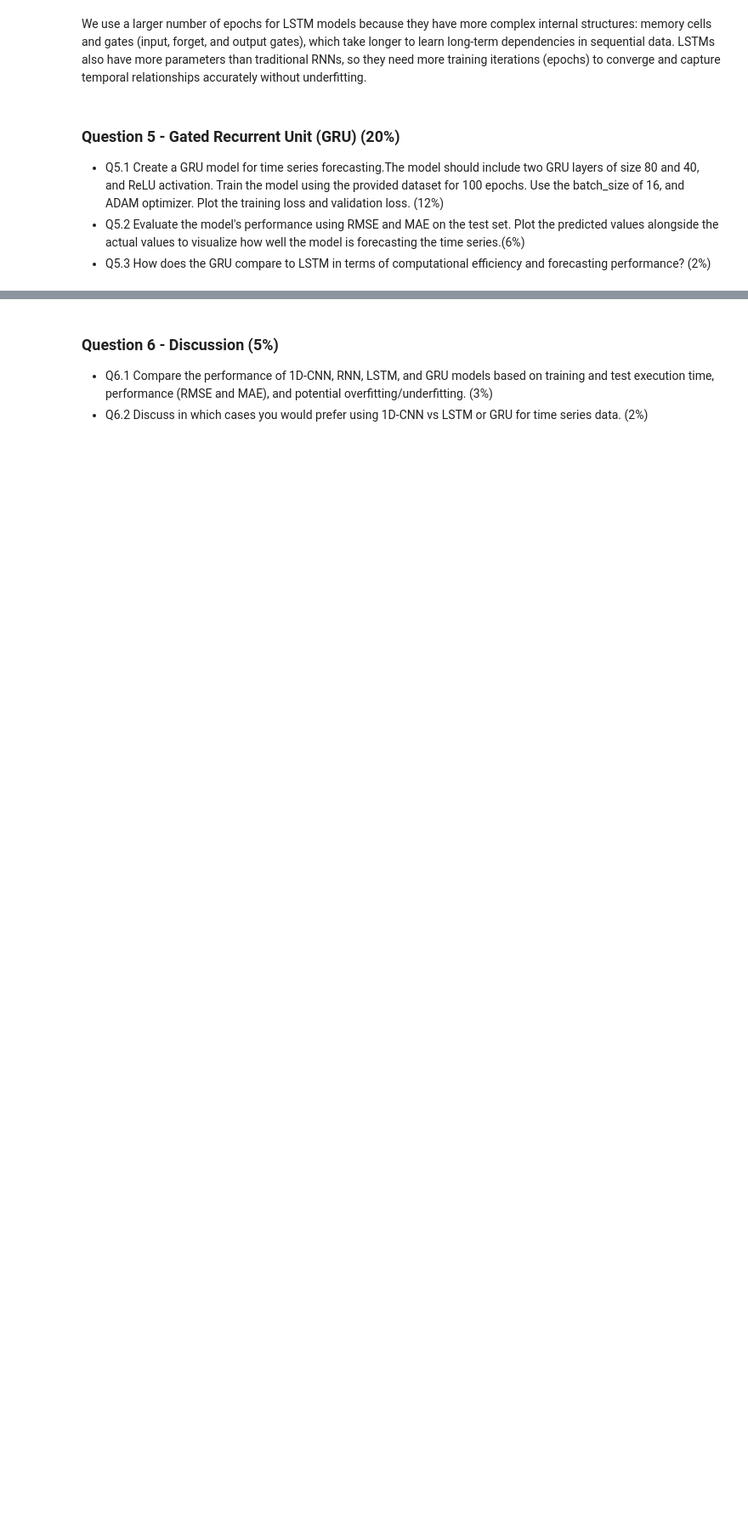
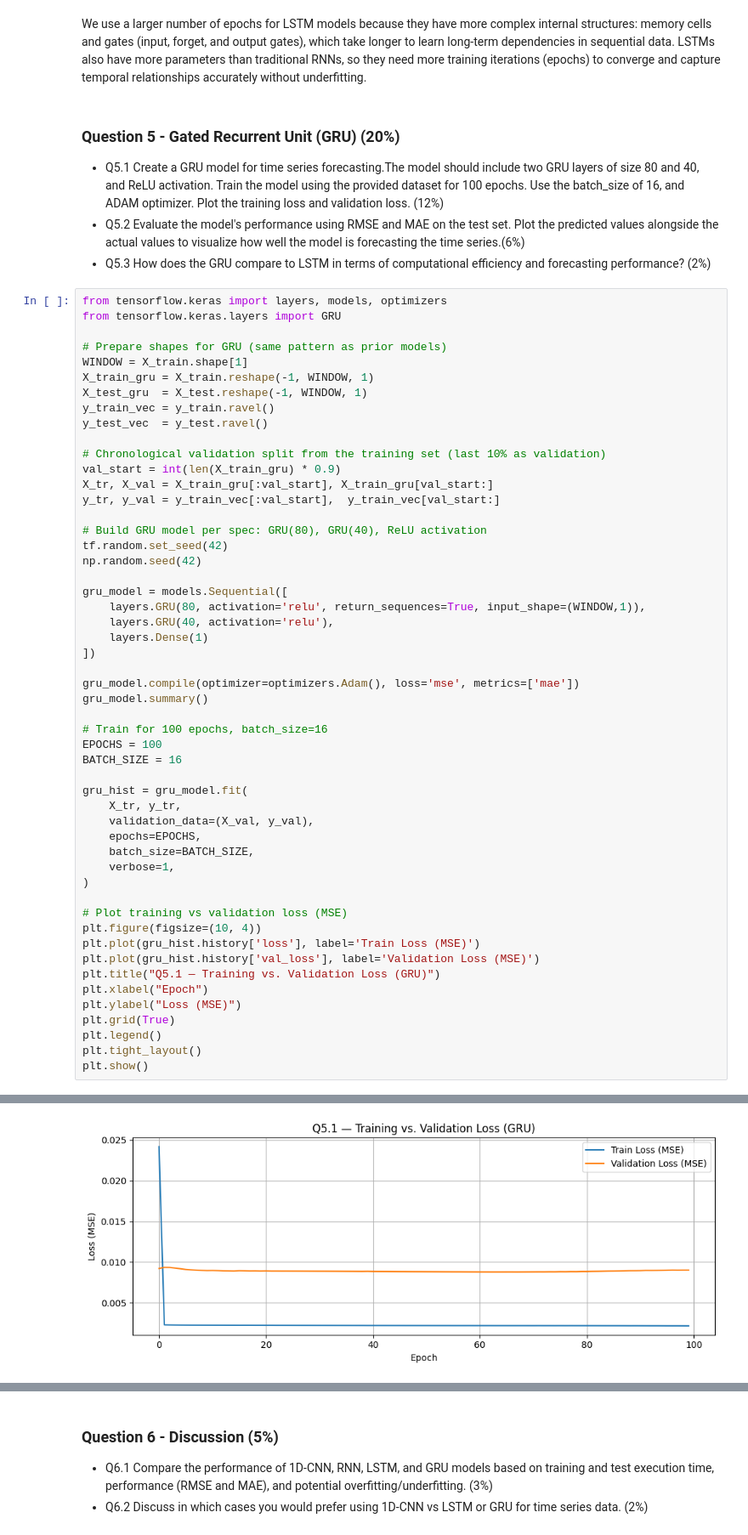
Before and after one commit to Benjamin-2003/AISE_4010_Assignments, a Jupyter notebook: AISE4010_Asn2.ipynb, the cells around one changed output, grey strips where cells are left out. Shown at 85% size. Drawn from its saved outputs; the diff is of its cells as text; blank space fills up the shorter version.

```diff
--- a/AISE4010_Asn2.ipynb
+++ b/AISE4010_Asn2.ipynb
@@ -631,3 +797,56 @@ LSTMs also have more parameters than traditional RNNs, so they need more trainin
 - Q5.1 Create a GRU model for time series forecasting.The model should include two GRU layers of size 80 and 40, and ReLU activation. Train the model using the provided dataset for 100 epochs. Use the batch_size of 16, and ADAM optimizer. Plot the training loss and validation loss. (12%)
 - Q5.2 Evaluate the model's performance using RMSE and MAE on the test set. Plot the predicted values alongside the actual values to visualize how well the model is forecasting the time series.(6%)
 - Q5.3 How does the GRU compare to LSTM in terms of computational efficiency and forecasting performance? (2%)
+# %%
+from tensorflow.keras import layers, models, optimizers
+from tensorflow.keras.layers import GRU
+
+# Prepare shapes for GRU (same pattern as prior models)
+WINDOW = X_train.shape[1]
+X_train_gru = X_train.reshape(-1, WINDOW, 1)
+X_test_gru  = X_test.reshape(-1, WINDOW, 1)
+y_train_vec = y_train.ravel()
+y_test_vec  = y_test.ravel()
+
+# Chronological validation split from the training set (last 10% as validation)
+val_start = int(len(X_train_gru) * 0.9)
+X_tr, X_val = X_train_gru[:val_start], X_train_gru[val_start:]
+y_tr, y_val = y_train_vec[:val_start],  y_train_vec[val_start:]
+
+# Build GRU model per spec: GRU(80), GRU(40), ReLU activation
+tf.random.set_seed(42)
+np.random.seed(42)
+
+gru_model = models.Sequential([
+    layers.GRU(80, activation='relu', return_sequences=True, input_shape=(WINDOW,1)),
+    layers.GRU(40, activation='relu'),
+    layers.Dense(1)
+])
+
+gru_model.compile(optimizer=optimizers.Adam(), loss='mse', metrics=['mae'])
+gru_model.summary()
+
+# Train for 100 epochs, batch_size=16
+EPOCHS = 100
+BATCH_SIZE = 16
+
+gru_hist = gru_model.fit(
+    X_tr, y_tr,
+    validation_data=(X_val, y_val),
+    epochs=EPOCHS,
+    batch_size=BATCH_SIZE,
+    verbose=1,
+)
+
+# Plot training vs validation loss (MSE)
+plt.figure(figsize=(10, 4))
+plt.plot(gru_hist.history['loss'], label='Train Loss (MSE)')
+plt.plot(gru_hist.history['val_loss'], label='Validation Loss (MSE)')
+plt.title("Q5.1 — Training vs. Validation Loss (GRU)")
+plt.xlabel("Epoch")
+plt.ylabel("Loss (MSE)")
+plt.grid(True)
+plt.legend()
+plt.tight_layout()
+plt.show()
+# %% [output]
@@ -633,0 +883 @@ LSTMs also have more parameters than traditional RNNs, so they need more trainin
+[figure, added]
```
Also changed, not shown: parts of 14 cells of this notebook, 1 other file.
